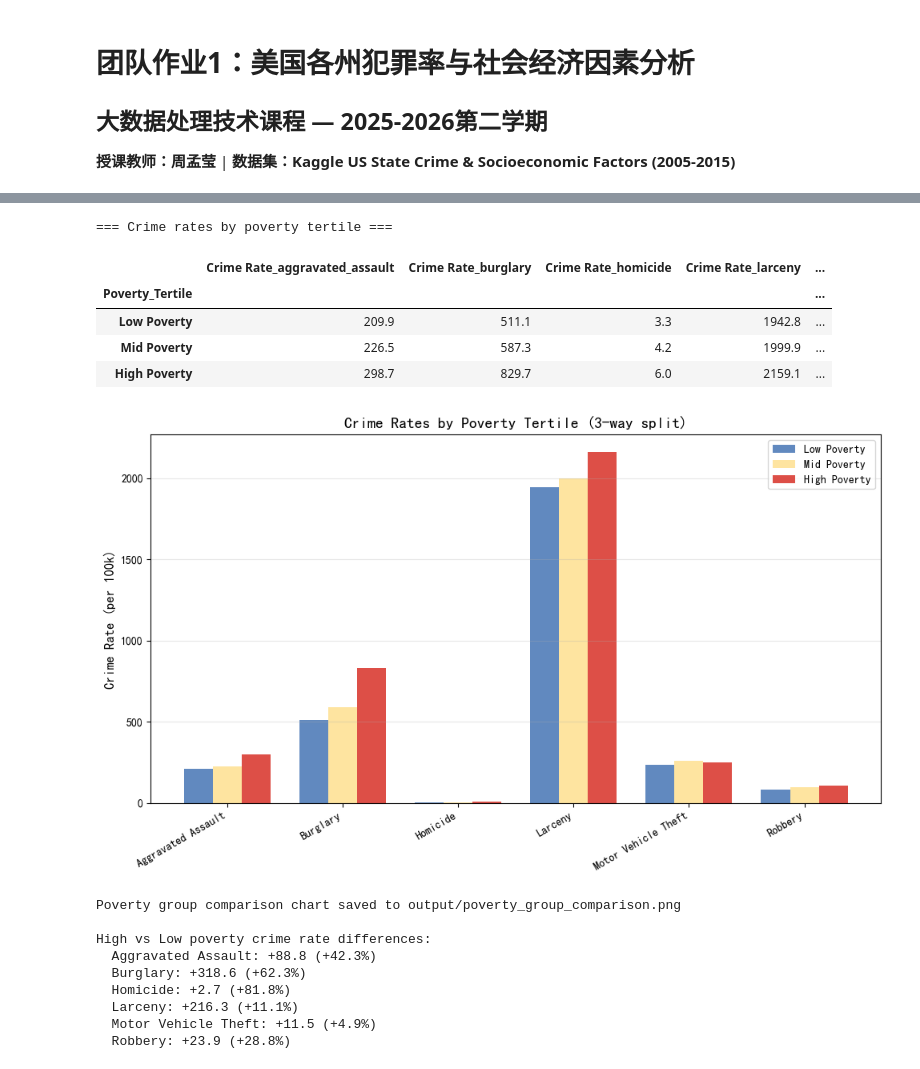
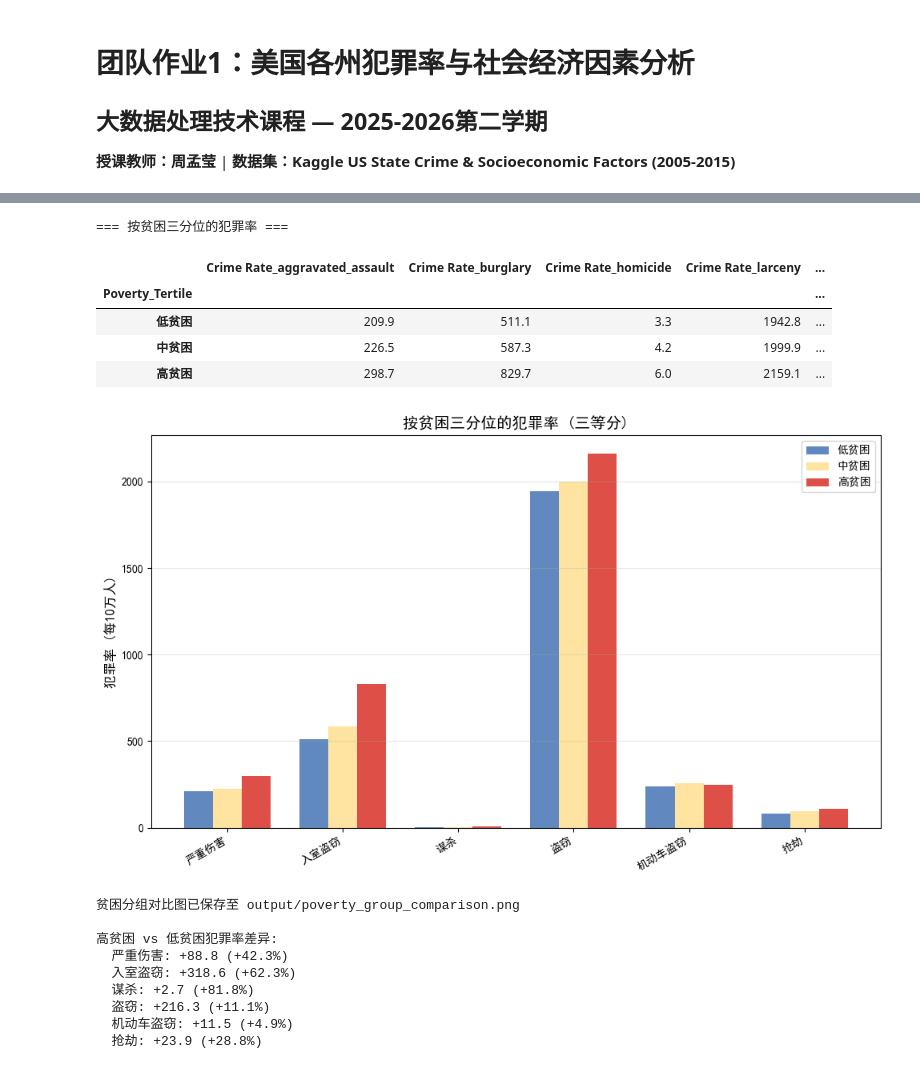
Before and after one commit to Felix-heinado/BGG-BoardGameGeek-TidyTuesday-2019-, a Jupyter notebook: Desktop/新建文件夹 (2)/team_project/team_assignment1.ipynb, the cells around one changed output, grey strips where cells are left out. Saved outputs shown, nothing was run; the diff lists cells and outputs as text; code cells hidden in the pictures.

```diff
--- a/Desktop/新建文件夹 (2)/team_project/team_assignment1.ipynb
+++ b/Desktop/新建文件夹 (2)/team_project/team_assignment1.ipynb
@@ -430,5 +430,5 @@ Correlation heatmap saved to output/correlation_heatmap.png
 # %%
-# Top socioeconomic factors correlated with Violent Crime
+# 与暴力犯罪相关的顶级社会经济因素
 if 'Violent Crime' in corr_matrix.columns:
     target = 'Violent Crime'
 else:
@@ -441,8 +441,8 @@ top_n = 12
 colors_bar = ['#d73027' if v > 0 else '#4575b4' for v in correlations.head(top_n).values]
 ax.barh(correlations.head(top_n).index.tolist()[::-1],
         correlations.head(top_n).values.tolist()[::-1], color=colors_bar[::-1])
-ax.set_xlabel('Pearson Correlation Coefficient', fontsize=12)
-ax.set_title(f'Top-{top_n} Socioeconomic Factors Correlated with {target}', fontsize=14, fontweight='bold')
+ax.set_xlabel('皮尔逊相关系数', fontsize=12)
+ax.set_title(f'与{target}相关性最高的{top_n}个社会经济因素', fontsize=14, fontweight='bold')
 ax.axvline(x=0, color='black', linewidth=0.8)
 
 for i, (var, corr) in enumerate(correlations.head(top_n).items()):
@@ -452,10 +452,10 @@ for i, (var, corr) in enumerate(correlations.head(top_n).items()):
 plt.tight_layout()
 plt.savefig('output/top_correlations.png', dpi=150, bbox_inches='tight')
 plt.show()
-print("Top correlations chart saved to output/top_correlations.png")
+print("相关性排序图已保存至 output/top_correlations.png")
 
-print(f"\nTop factors correlated with violent crime:")
+print(f"\n与暴力犯罪相关性最高的因素:")
 for var, corr in correlations.head(10).items():
-    direction = "Positive (+)" if corr > 0 else "Negative (-)"
+    direction = "正相关 (+)" if corr > 0 else "负相关 (-)"
     print(f"  {var}: r = {corr:.3f} ({direction})")
 # %% [output]
@@ -531,58 +531,58 @@ Vulnerability analysis chart saved to output/vulnerability_vs_crime.png
 # %%
-# === Feature Engineering 3: Poverty Tertile Analysis ===
-# Group by poverty level to examine crime rate differences
+# === 特征工程3：贫困三分位分析 ===
+# 按贫困水平分组，考察犯罪率差异
 
-df['Poverty_Tertile'] = pd.qcut(df['Poverty rate'], 3, labels=['Low Poverty', 'Mid Poverty', 'High Poverty'])
+df['Poverty_Tertile'] = pd.qcut(df['Poverty rate'], 3, labels=['低贫困', '中贫困', '高贫困'])
 poverty_group_stats = df.groupby('Poverty_Tertile', observed=True)[list(rate_cols_labels.keys())].mean().round(1)
 
-print("=== Crime rates by poverty tertile ===")
+print("=== 按贫困三分位的犯罪率 ===")
 display(poverty_group_stats)
 
 # Visualization
 fig, ax = plt.subplots(figsize=(10, 6))
 x = np.arange(len(rate_cols_labels))
 width = 0.25
 
 for i, (label, color) in enumerate(zip(
-    ['Low Poverty', 'Mid Poverty', 'High Poverty'],
+    ['低贫困', '中贫困', '高贫困'],
     ['#4575b4', '#fee090', '#d73027']
 )):
     vals = [poverty_group_stats.loc[label, col] for col in rate_cols_labels.keys()]
     ax.bar(x + i * width, vals, width, label=label, color=color, alpha=0.85)
 
 ax.set_xticks(x + width)
 ax.set_xticklabels(rate_cols_labels.values(), rotation=30, ha='right', fontsize=10)
-ax.set_ylabel('Crime Rate (per 100k)', fontsize=12)
-ax.set_title('Crime Rates by Poverty Tertile (3-way split)', fontsize=14, fontweight='bold')
+ax.set_ylabel('犯罪率 (每10万人)', fontsize=12)
+ax.set_title('按贫困三分位的犯罪率 (三等分)', fontsize=14, fontweight='bold')
 ax.legend(fontsize=10)
 ax.grid(axis='y', alpha=0.3)
 
 plt.tight_layout()
 plt.savefig('output/poverty_group_comparison.png', dpi=150, bbox_inches='tight')
 plt.show()
-print("Poverty group comparison chart saved to output/poverty_group_comparison.png")
+print("贫困分组对比图已保存至 output/poverty_group_comparison.png")
 
 # High vs Low poverty difference
-print(f"\nHigh vs Low poverty crime rate differences:")
+print(f"\n高贫困 vs 低贫困犯罪率差异:")
 for col in rate_cols_labels.keys():
-    diff = poverty_group_stats.loc['High Poverty', col] - poverty_group_stats.loc['Low Poverty', col]
-    pct = diff / poverty_group_stats.loc['Low Poverty', col] * 100
+    diff = poverty_group_stats.loc['高贫困', col] - poverty_group_stats.loc['低贫困', col]
+    pct = diff / poverty_group_stats.loc['低贫困', col] * 100
     print(f"  {rate_cols_labels[col]}: +{diff:.1f} ({pct:+.1f}%)")
 # %% [output]
-=== Crime rates by poverty tertile ===
+=== 按贫困三分位的犯罪率 ===
 |  | Crime Rate_aggravated_assault | Crime Rate_burglary | Crime Rate_homicide | Crime Rate_larceny | ... |
 | Poverty_Tertile |  |  |  |  | ... |
-| Low Poverty | 209.9 | 511.1 | 3.3 | 1942.8 | ... |
-| Mid Poverty | 226.5 | 587.3 | 4.2 | 1999.9 | ... |
-| High Poverty | 298.7 | 829.7 | 6.0 | 2159.1 | ... |
+| 低贫困 | 209.9 | 511.1 | 3.3 | 1942.8 | ... |
+| 中贫困 | 226.5 | 587.3 | 4.2 | 1999.9 | ... |
+| 高贫困 | 298.7 | 829.7 | 6.0 | 2159.1 | ... |
-[figure, old version]
+[figure, new version]
-Poverty group comparison chart saved to output/poverty_group_comparison.png
+贫困分组对比图已保存至 output/poverty_group_comparison.png
 
-High vs Low poverty crime rate differences:
-  Aggravated Assault: +88.8 (+42.3%)
-  Burglary: +318.6 (+62.3%)
-  Homicide: +2.7 (+81.8%)
-  Larceny: +216.3 (+11.1%)
-  Motor Vehicle Theft: +11.5 (+4.9%)
-  Robbery: +23.9 (+28.8%)
+高贫困 vs 低贫困犯罪率差异:
+  严重伤害: +88.8 (+42.3%)
+  入室盗窃: +318.6 (+62.3%)
+  谋杀: +2.7 (+81.8%)
+  盗窃: +216.3 (+11.1%)
+  机动车盗窃: +11.5 (+4.9%)
+  抢劫: +23.9 (+28.8%)
 # %%
```
Also changed, not shown: parts of 22 cells of this notebook, 32 other files.
